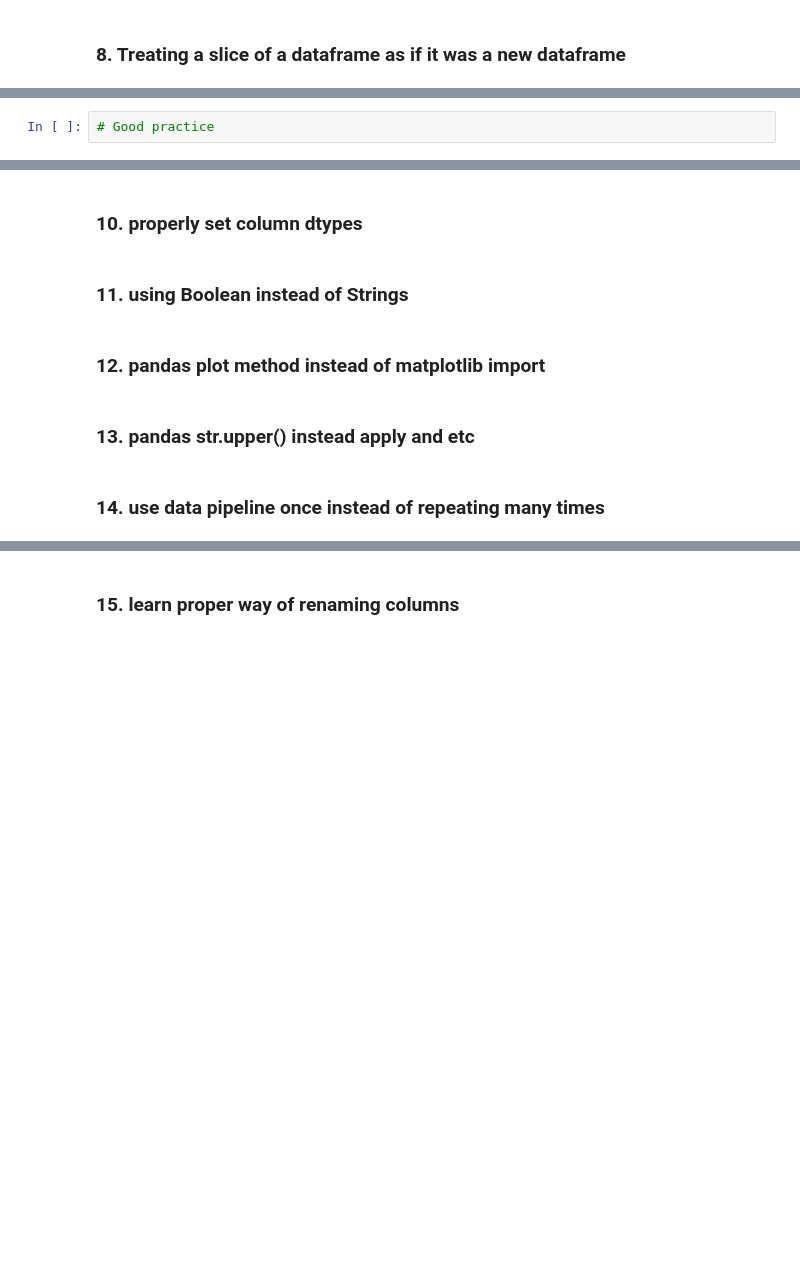
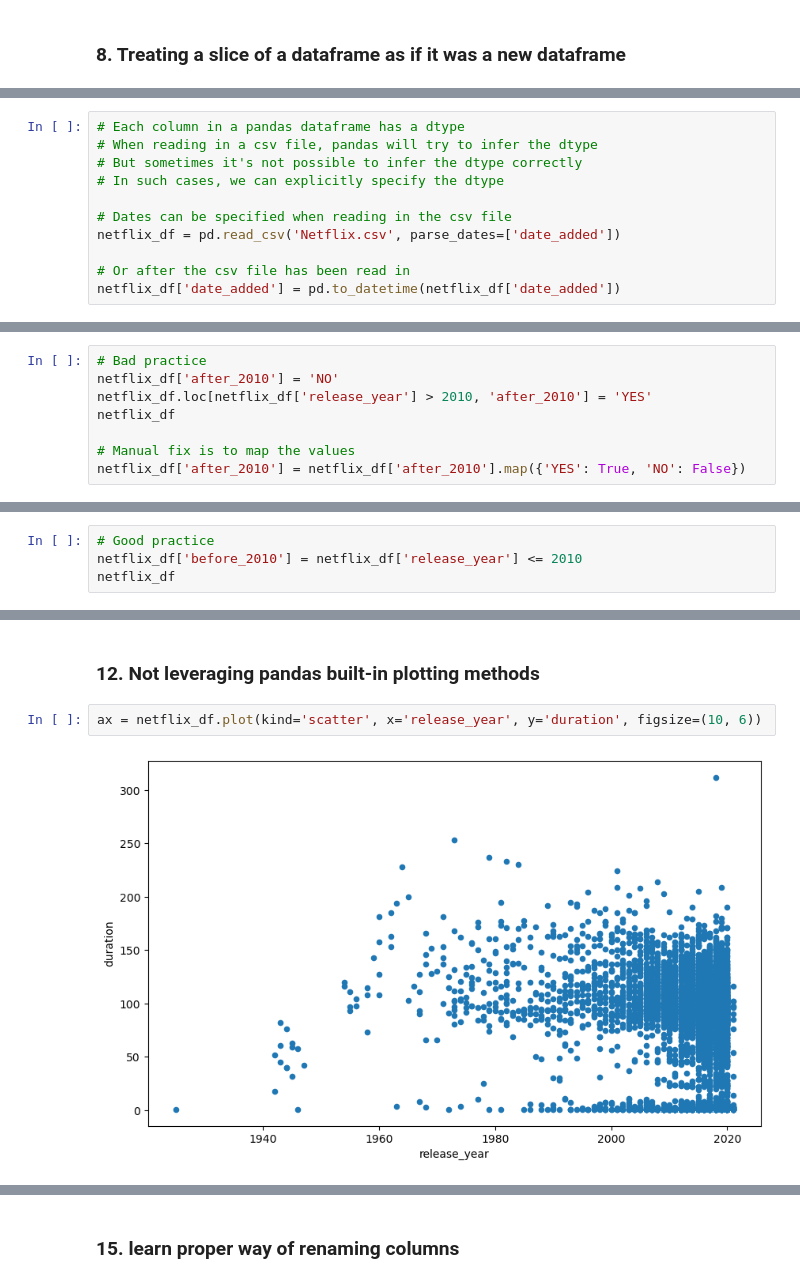
Before and after one commit to yusufnasserdev/python-snippets, a Jupyter notebook: pandas/pandas.ipynb, the cells around one changed output, grey strips where cells are left out. Drawn from its saved outputs; the diff is of its cells as text; blank space fills up the shorter version.

Commit message:
Updated pandas notebook

```diff
--- a/pandas/pandas.ipynb
+++ b/pandas/pandas.ipynb
@@ -150,0 +245,11 @@ df['population_squared'] = df['population']**2
+# %%
+# Each column in a pandas dataframe has a dtype
+# When reading in a csv file, pandas will try to infer the dtype
+# But sometimes it's not possible to infer the dtype correctly
+# In such cases, we can explicitly specify the dtype
+
+# Dates can be specified when reading in the csv file
+netflix_df = pd.read_csv('Netflix.csv', parse_dates=['date_added'])
+
+# Or after the csv file has been read in
+netflix_df['date_added'] = pd.to_datetime(netflix_df['date_added'])
@@ -150,0 +258,8 @@ df['population_squared'] = df['population']**2
+# %%
+# Bad practice
+netflix_df['after_2010'] = 'NO'
+netflix_df.loc[netflix_df['release_year'] > 2010, 'after_2010'] = 'YES'
+netflix_df
+
+# Manual fix is to map the values
+netflix_df['after_2010'] = netflix_df['after_2010'].map({'YES': True, 'NO': False})
@@ -151,2 +280,4 @@ df['population_squared'] = df['population']**2
 # %%
 # Good practice
+netflix_df['before_2010'] = netflix_df['release_year'] <= 2010
+netflix_df
@@ -153,10 +298,6 @@ df['population_squared'] = df['population']**2
-# %% [markdown]
-### 10. properly set column dtypes
-# %% [markdown]
-### 11. using Boolean instead of Strings
-# %% [markdown]
-### 12.  pandas plot method instead of matplotlib import
-# %% [markdown]
-### 13. pandas str.upper() instead apply and etc
-# %% [markdown]
-### 14. use data pipeline once instead of repeating many times
+# %% [markdown]
+### 12. Not leveraging pandas built-in plotting methods
+# %%
+ax = netflix_df.plot(kind='scatter', x='release_year', y='duration', figsize=(10, 6))
+# %% [output]
+[figure, added]
```
Also changed, not shown: parts of 27 cells of this notebook.
